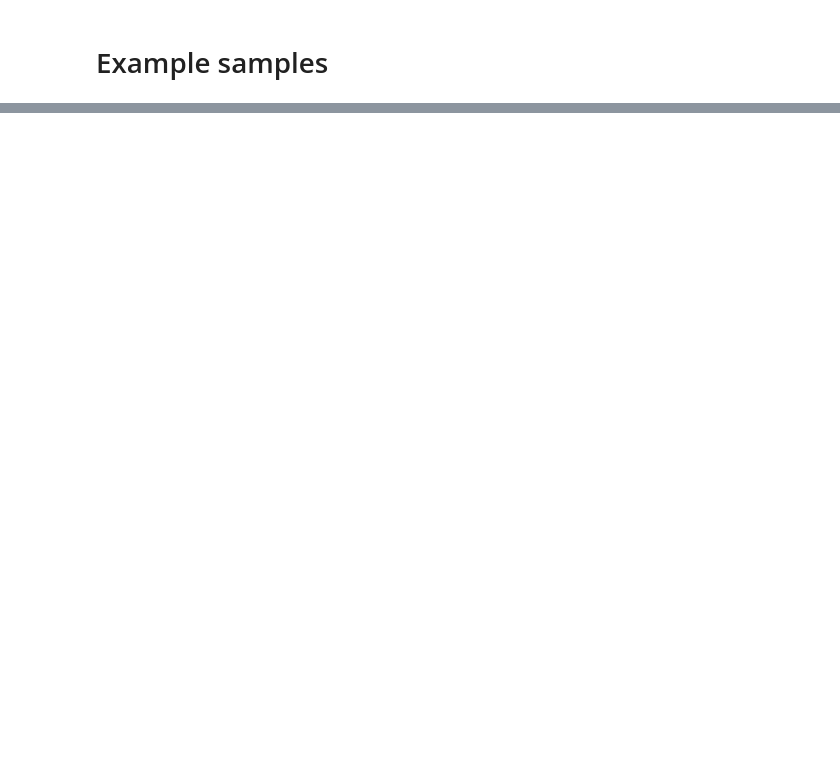
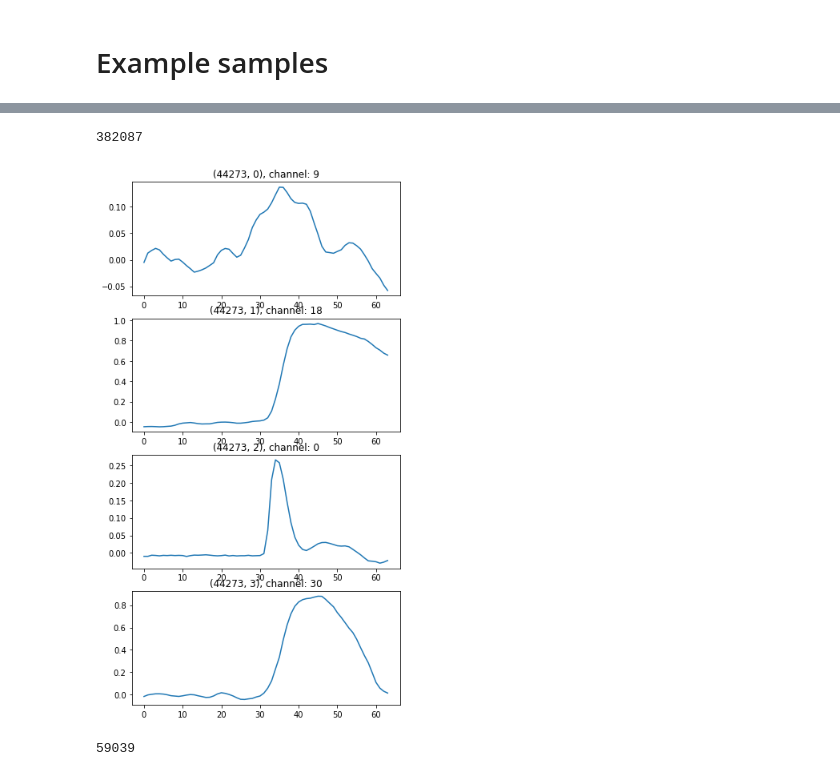
Before and after one commit to MatiXOfficial/pps-diamond-time-measurement, a Jupyter notebook: notebooks/write_useful_data.ipynb, the cells around one changed output, grey strips where cells are left out. Drawn from its saved outputs; the diff is of its cells as text; code cells hidden in the pictures; blank space fills up the shorter version.

```diff
--- a/notebooks/write_useful_data.ipynb
+++ b/notebooks/write_useful_data.ipynb
@@ -117,0 +138,21 @@ IndexError: list index out of range
+# %%
+len(new_events['sample_channel']) - 39
+# %% [output]
+382087
+# %%
+plt.figure(figsize=(6, 12))
+for i, (i_event, i_sample) in enumerate(zip([44273, 44273, 44273, 44273], [0, 1, 2, 3])):
+    plt.subplot(4, 1, i + 1)
+    plot_sample(new_events, i_event, i_sample)
+# %% [output]
+[figure, added]
+# %%
+c = 0
+
+for channels in new_events['sample_channel']:
+    if len(channels) >= 2 and 0 in channels:
+        c += 1
+
+c
+# %% [output]
+59039
```
Also changed, not shown: parts of 10 cells of this notebook, 1 other file.
